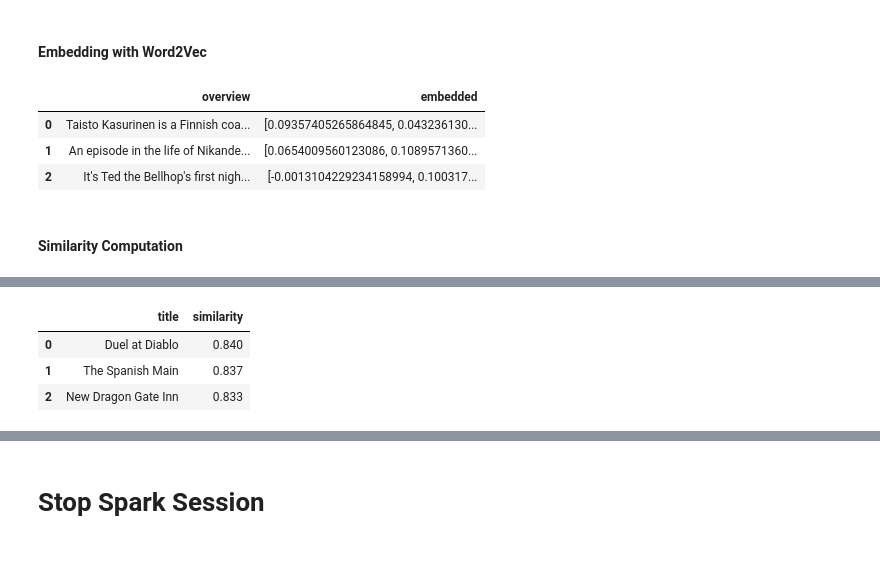
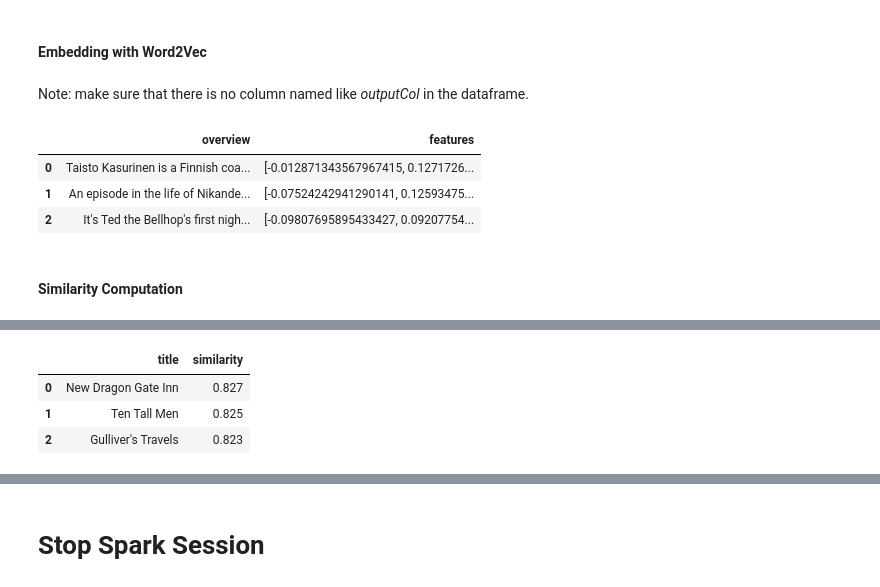
Before and after one commit to DomingoPC/Movie-Recommender-System, a Jupyter notebook: content_based_rs.ipynb, the cells around one changed output, grey strips where cells are left out. Saved outputs shown, nothing was run; the diff lists cells and outputs as text; code cells hidden in the pictures; blank space fills up the shorter version.

Commit message:
Word2Vec for CBRS. Code example 2 (Completed).

```diff
--- a/content_based_rs.ipynb
+++ b/content_based_rs.ipynb
@@ -828,52 +855,68 @@ display(cleaned.limit(3).select('overview', 'stemmed').toPandas())
 | 2 | It's Ted the Bellhop's first nigh... | [ted, bellhop, first, night, joba... |
 # %% [markdown]
 #### Embedding with Word2Vec
+# %% [markdown]
+Note: make sure that there is no column named like *outputCol* in the dataframe.
 # %%
 from pyspark.ml.feature import Word2Vec
 
-word2vec = Word2Vec(inputCol='stemmed', outputCol='embedded',
-                    seed=33, vectorSize=50,
-                    numPartitions=11, minCount=10)
-model = word2vec.fit(cleaned)
-cleaned = model.transform(cleaned)
-display(cleaned.limit(3).select('overview', 'embedded').toPandas())
+def embedding_W2V(df: DataFrame, inputCol: str, outputCol: str = 'features'):
+    # Initialize
+    word2vec = Word2Vec(inputCol=inputCol, outputCol=outputCol,
+                        seed=33, vectorSize=50,
+                        numPartitions=11, minCount=10)
+
+    # Learn vocabulary and learn the weights
+    model = word2vec.fit(cleaned)
+
+    # Embeddings
+    return model.transform(df)
+
+cleaned = embedding_W2V(cleaned, 'stemmed')
+display(cleaned.limit(3).select('overview', 'features').toPandas())
 # %% [output]
-|  | overview | embedded |
-| 0 | Taisto Kasurinen is a Finnish coa... | [0.09357405265864845, 0.043236130... |
-| 1 | An episode in the life of Nikande... | [0.0654009560123086, 0.1089571360... |
-| 2 | It's Ted the Bellhop's first nigh... | [-0.0013104229234158994, 0.100317... |
+|  | overview | features |
+| 0 | Taisto Kasurinen is a Finnish coa... | [-0.012871343567967415, 0.1271726... |
+| 1 | An episode in the life of Nikande... | [-0.07524242941290141, 0.12593475... |
+| 2 | It's Ted the Bellhop's first nigh... | [-0.09807695895433427, 0.09207754... |
 # %% [markdown]
 #### Similarity Computation
 # %%
 from pyspark.ml.feature import BucketedRandomProjectionLSH
+import time
+
 # Apply LSH (Bucketed Random Projection LSH)
-lsh = BucketedRandomProjectionLSH(inputCol="embedded", outputCol="hashes",
+lsh = BucketedRandomProjectionLSH(inputCol="features", outputCol="hashes",
                                   bucketLength=1, numHashTables=25)
 lsh_model = lsh.fit(cleaned)
 
-# Find similar items for the example movie
+# Find items similar to the example movie
 example_movie_id = 22 # <-- Arbitrary id
 similar_items = lsh_model.approxNearestNeighbors(
     cleaned.filter(f.col('id') != example_movie_id),
-    cleaned.filter(f.col('id') == example_movie_id).select('embedded').collect()[0][0],
+    cleaned.filter(f.col('id') == example_movie_id).select('features').collect()[0][0],
     numNearestNeighbors=5
 )
 
-# Show results
-def similarity_from_distance(distance):
-    return float(round(1 / (distance+1), 3))
-udf_similarity_from_distance = f.udf(lambda d: similarity_from_distance(d),
+# Start timer and print reference movie
+start = time.time()
+print('--- LSH Method ---\n' +
+      f'Movies similar to {cleaned.filter(f.col("id") == example_movie_id).select("title").collect()[0][0]}.')
+
+# Custom similarity from distance metric
+udf_similarity_from_distance = f.udf(lambda d: float(round(1 / (d+1), 3)),
                                      FloatType())
 
-start = time.time()
-print('--- LSH Method ---')
-
+# Queue similarity transformation
 results = similar_items.select("title", "distCol").\
     withColumn('similarity', udf_similarity_from_distance(f.col('distCol'))).\
         select('title', 'similarity')
 
+# Compute similarity
+display(results.limit(3).select('title', 'similarity').toPandas())
+
+# Stop timer and show time elapsed
 end = time.time()
 print(f'Time elapsed: {np.round(end-start)} seconds.')
-display(results.limit(3).select('title', 'similarity').toPandas())
 # %% [output]
 --- LSH Method ---
@@ -881,4 +924,4 @@ Time elapsed: 0.0 seconds.
 |  | title | similarity |
-| 0 | Duel at Diablo | 0.840 |
-| 1 | The Spanish Main | 0.837 |
-| 2 | New Dragon Gate Inn | 0.833 |
+| 0 | New Dragon Gate Inn | 0.827 |
+| 1 | Ten Tall Men | 0.825 |
+| 2 | Gulliver's Travels | 0.823 |
```
Also changed, not shown: parts of 14 cells of this notebook.
